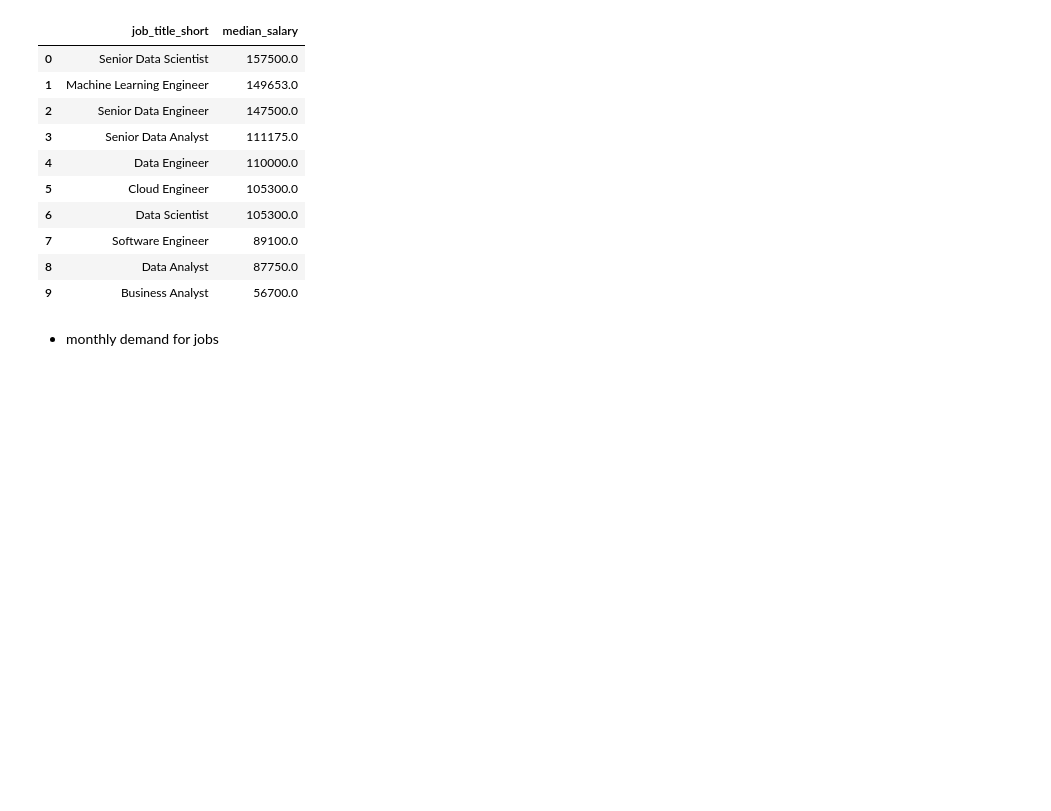
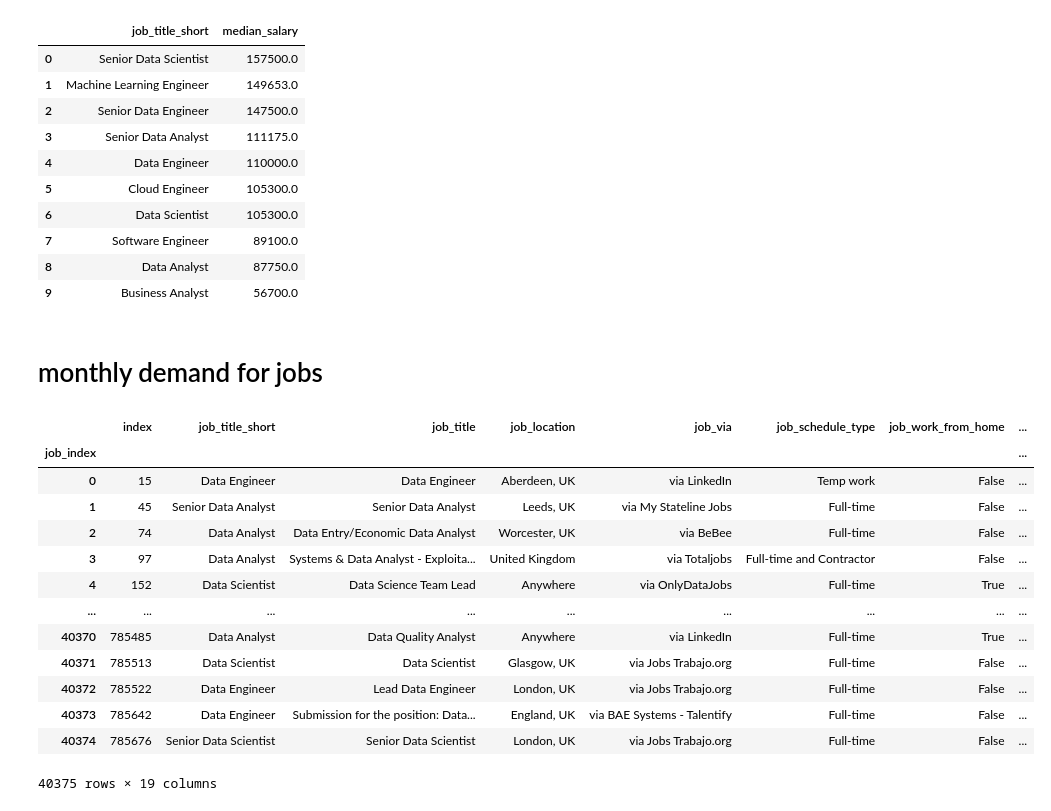
Before and after one commit to Mizan95/Project_Data_Analysis, a Jupyter notebook: 2_Intro-proper.ipynb, the cells around one changed output. Cells and saved outputs as stored; diff of their text form; code cells hidden in the pictures; blank space fills up the shorter version.

```diff
--- a/2_Intro-proper.ipynb
+++ b/2_Intro-proper.ipynb
@@ -112,4 +112,30 @@ df_median_salaries
 | 8 | Data Analyst | 87750.0 |
 | 9 | Business Analyst | 56700.0 |
 # %% [markdown]
-* monthly demand for jobs
+# monthly demand for jobs
+# %%
+df_UK_copy = df_UK.copy()
+# %%
+# Add new column called job_posted_month
+df_UK_copy["job_posted_month"] = df_UK_copy["job_posted_date"].dt.strftime("%B")
+
+# Add a new index because it is inconsistent and give it a name
+df_UK_copy.reset_index(inplace=True)
+df_UK_copy.index.name = "job_index"
+
+df_UK_copy
+# %% [output]
+|  | index | job_title_short | job_title | job_location | job_via | job_schedule_type | job_work_from_home | ... |
+| job_index |  |  |  |  |  |  |  | ... |
+| 0 | 15 | Data Engineer | Data Engineer | Aberdeen, UK | via LinkedIn | Temp work | False | ... |
+| 1 | 45 | Senior Data Analyst | Senior Data Analyst | Leeds, UK | via My Stateline Jobs | Full-time | False | ... |
+| 2 | 74 | Data Analyst | Data Entry/Economic Data Analyst | Worcester, UK | via BeBee | Full-time | False | ... |
+| 3 | 97 | Data Analyst | Systems & Data Analyst - Exploita... | United Kingdom | via Totaljobs | Full-time and Contractor | False | ... |
+| 4 | 152 | Data Scientist | Data Science Team Lead | Anywhere | via OnlyDataJobs | Full-time | True | ... |
+| ... | ... | ... | ... | ... | ... | ... | ... | ... |
+| 40370 | 785485 | Data Analyst | Data Quality Analyst | Anywhere | via LinkedIn | Full-time | True | ... |
+| 40371 | 785513 | Data Scientist | Data Scientist | Glasgow, UK | via Jobs Trabajo.org | Full-time | False | ... |
+| 40372 | 785522 | Data Engineer | Lead Data Engineer | London, UK | via Jobs Trabajo.org | Full-time | False | ... |
+| 40373 | 785642 | Data Engineer | Submission for the position: Data... | England, UK | via BAE Systems - Talentify | Full-time | False | ... |
+| 40374 | 785676 | Senior Data Scientist | Senior Data Scientist | London, UK | via Jobs Trabajo.org | Full-time | False | ... |
+40375 rows × 19 columns
```
Also changed, not shown: parts of 10 cells of this notebook.
